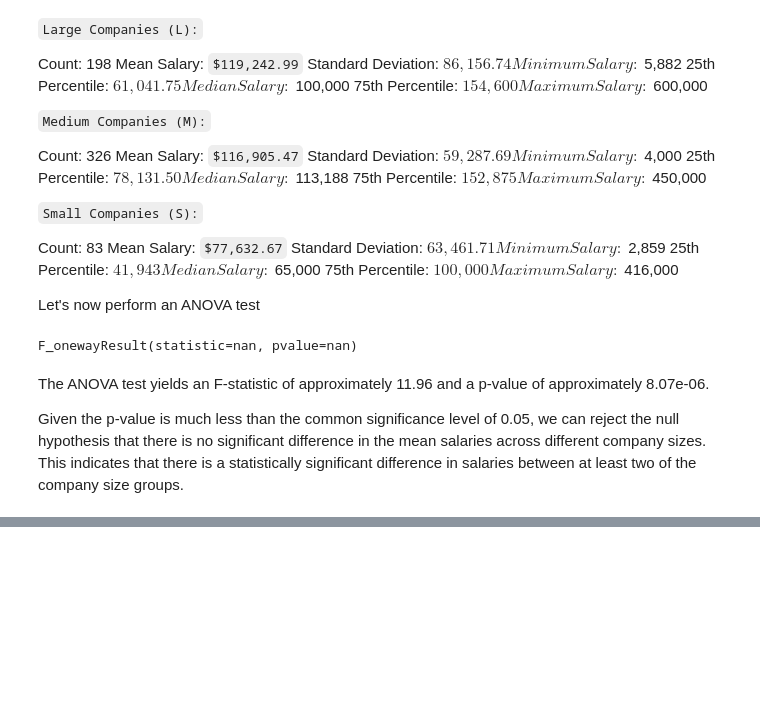
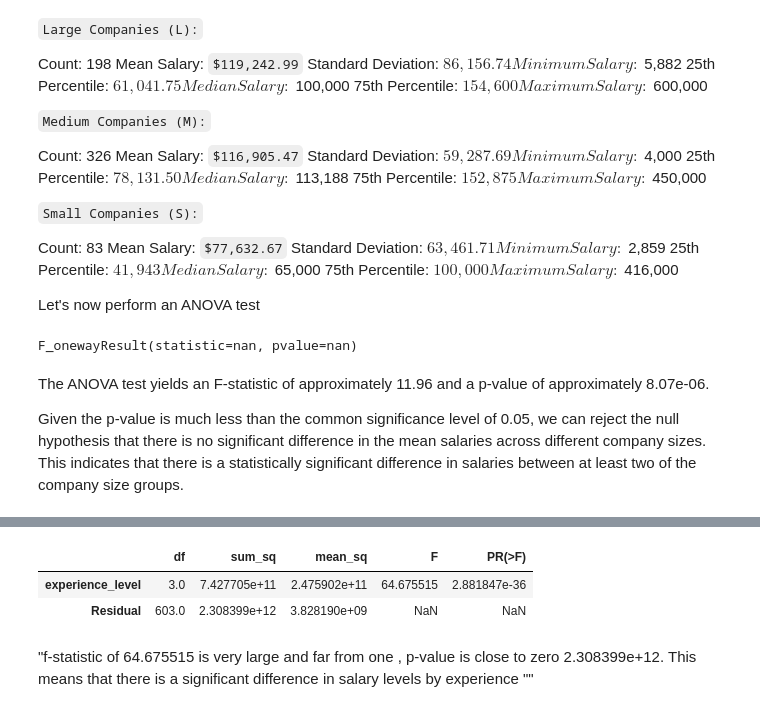
Before and after one commit to ed-gar-k/Phase-2-project, a Jupyter notebook: Untitled.ipynb, the cells around one changed output, grey strips where cells are left out. Saved outputs shown, nothing was run; the diff lists cells and outputs as text; code cells hidden in the pictures; blank space fills up the shorter version.

```diff
--- a/Untitled.ipynb
+++ b/Untitled.ipynb
@@ -395,0 +405,8 @@ plt.show()
+# %%
+
+import statsmodels
+import statsmodels.formula.api as smf
+model = smf.ols(formula='salary_in_usd ~ experience_level', data=ds)
+# %%
+results = model.fit()
+print(results.summary())
@@ -395,0 +431,13 @@ plt.show()
+# %%
+from statsmodels.stats.anova import anova_lm
+from IPython.display import display
+table = anova_lm(results)
+display(table)
+# %% [output]
+|  | df | sum_sq | mean_sq | F | PR(>F) |
+| experience_level | 3.0 | 7.427705e+11 | 2.475902e+11 | 64.675515 | 2.881847e-36 |
+| Residual | 603.0 | 2.308399e+12 | 3.828190e+09 | NaN | NaN |
+# %% [markdown]
+"f-statistic of 64.675515 is very large and far from one ,
+p-value is close to zero 2.308399e+12.
+ This means that there is a significant difference in salary levels by experience ""
```
Also changed, not shown: parts of 14 cells of this notebook.
